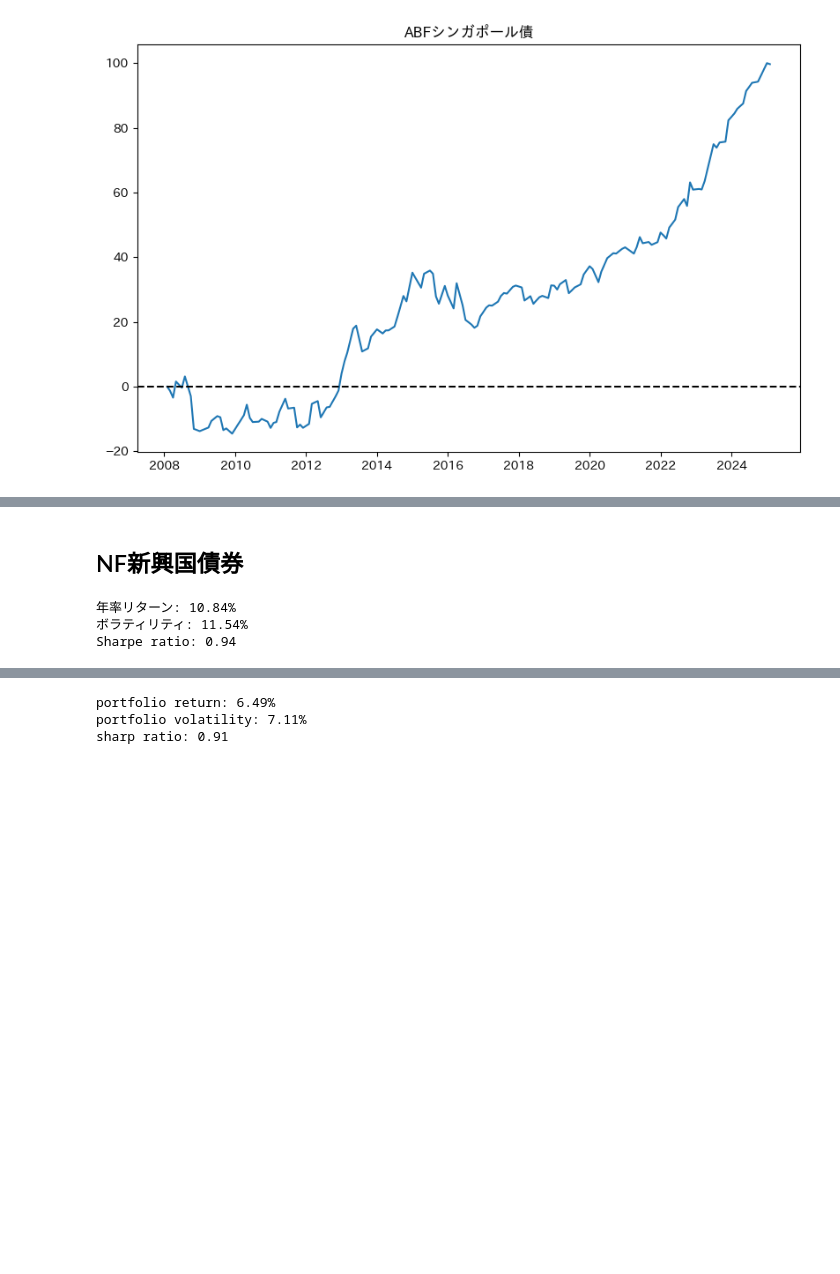
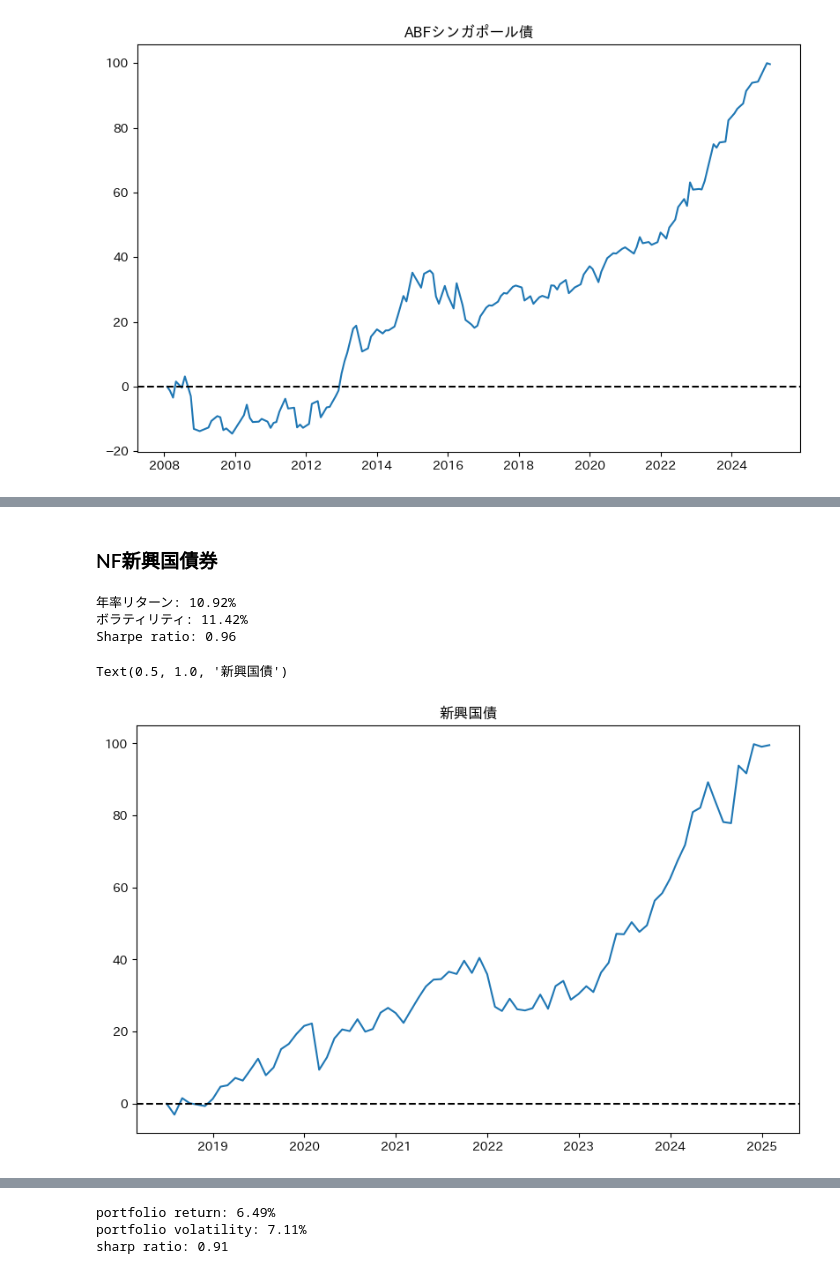
Before and after one commit to Keisei-Akiya/finance, a Jupyter notebook: src/analysis/fund_analysis/bond_portfolio.ipynb, the cells around one changed output, grey strips where cells are left out. Saved outputs shown, nothing was run; the diff lists cells and outputs as text; code cells hidden in the pictures; blank space fills up the shorter version.

```diff
--- a/src/analysis/fund_analysis/bond_portfolio.ipynb
+++ b/src/analysis/fund_analysis/bond_portfolio.ipynb
@@ -229,34 +280,41 @@ sharp ratio: 0.75
 Text(0, 0.5, '累積リターン (%)')
 [figure]
 # %% [markdown]
-## NF新興国債券
+### NF新興国債券
 # %%
 ticker = yf.Ticker('2519.T')
 historical_data = ticker.history(period='max', interval='1mo')
 em_bond_doll = pl.DataFrame({
     'date': historical_data.index,
     'Close': historical_data['Close'],
     'Dividends': historical_data['Dividends'],
 }).with_columns(
     pl.col('date').cast(pl.Date),
 )
 
 em_bond_doll = dividends_reinvestment_return(em_bond_doll, initial_shares=10000)
 
 years = len(em_bond_doll) / 12
 v_first = em_bond_doll['Value'][0]
 v_last = em_bond_doll['Value'][-1]
 em_bond_doll_cagr = (v_last / v_first) ** (1 / years) - 1
 print(f'年率リターン: {em_bond_doll_cagr:.2%}')
 
 log_diff = em_bond_doll['Close'].log().diff()
 dem_vol = np.std(log_diff.drop_nulls().to_numpy()) * np.sqrt(12)
-print(f'ボラティリティ: {vol:.2%}')
+print(f'ボラティリティ: {lem_vol:.2%}')
 
 rf = 0.0
-sharpe_ratio = (em_bond_doll_cagr - rf) / vol
+sharpe_ratio = (em_bond_doll_cagr - rf) / lem_vol
 print(f'Sharpe ratio: {sharpe_ratio:.2f}')
+
+fig, ax = plt.subplots(figsize=(1.618*6, 6))
+ax.plot(em_bond_doll['date'], em_bond_doll['Return'])
+ax.axhline(y=0, color='black', linestyle='--')
+ax.set_title('新興国債')
 # %% [output]
-年率リターン: 10.84%
-ボラティリティ: 11.54%
-Sharpe ratio: 0.94
+年率リターン: 10.92%
+ボラティリティ: 11.42%
+Sharpe ratio: 0.96
+Text(0.5, 1.0, '新興国債')
+[figure, added]
```
Also changed, not shown: parts of 38 cells of this notebook.
